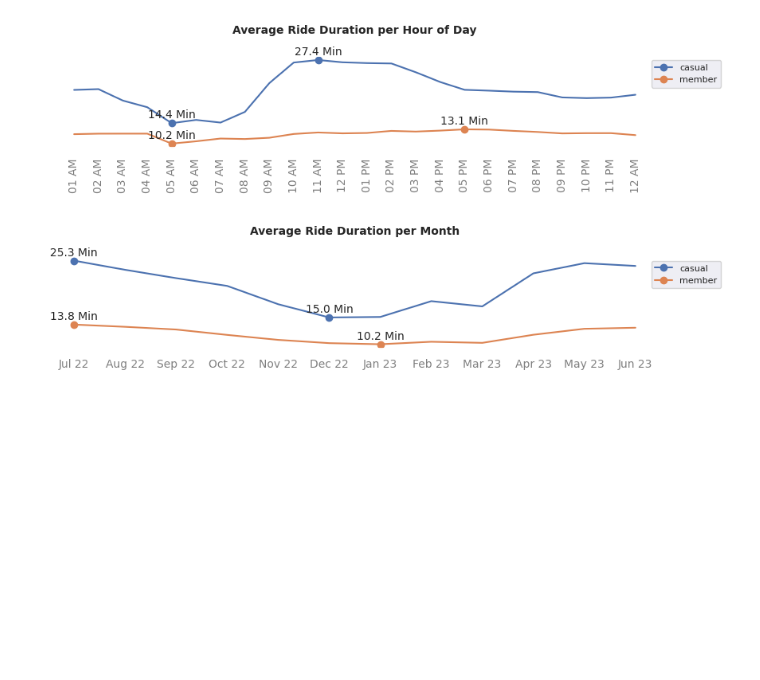
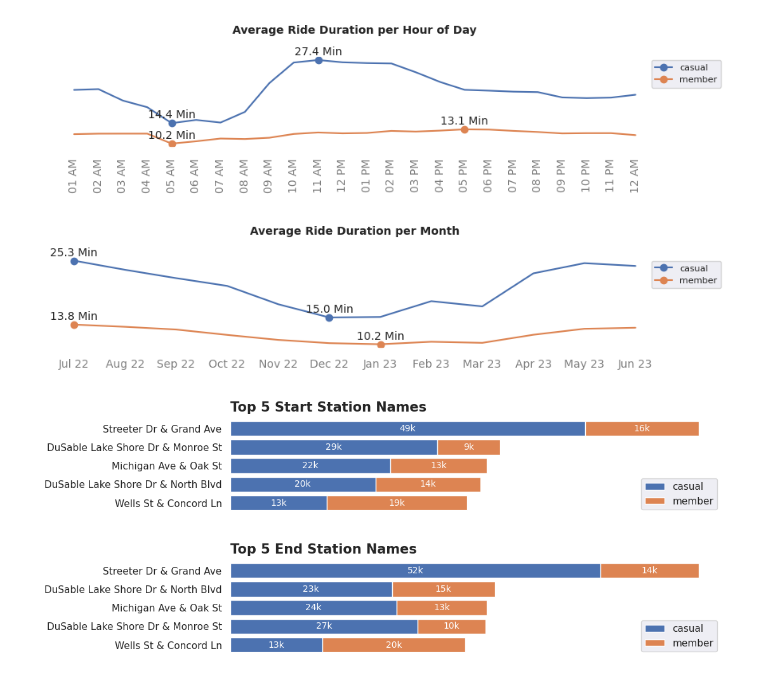
Before and after one commit to hanghuynh09/Bike-Share-Analysis, a Jupyter notebook: cyclist_bike_share_analysis.ipynb, the cells around one changed output. Drawn from its saved outputs; the diff is of its cells as text; code cells hidden in the pictures; blank space fills up the shorter version.

Commit message:
add new horizontal bars indicating station names analysis

```diff
--- a/cyclist_bike_share_analysis.ipynb
+++ b/cyclist_bike_share_analysis.ipynb
@@ -439,3 +458,54 @@ line_plot(df, 'month')
 [figure]
 [figure]
 [figure]
+# %%
+from matplotlib.ticker import FuncFormatter
+def hor_bar(df, column_f):
+    df_g = df.groupby([column_f,'member_casual']).size().unstack(fill_value=0).reset_index()
+    df_g['total'] = df_g['casual'] + df_g['member']
+    df_g_s = df_g.sort_values(by='total', ascending = True).tail(5)
+    x1 = df_g_s['casual']
+    x2 = df_g_s['member']
+    y = df_g_s[column_f]
+    plt.figure(figsize=(10,2))
+    bar1 = plt.barh(y, x1, label='casual')
+    bar2 = plt.barh(y, x2,left=x1, label = 'member')
+
+    # Set title to graphs
+    if column_f == 'start_station_name':
+        plt.title('Top 5 Start Station Names',fontweight='bold', fontsize = 15, loc='left')
+    elif column_f == 'end_station_name':
+        plt.title('Top 5 End Station Names',fontweight='bold', fontsize = 15, loc='left')
+    else:
+        print("Invalid column name!")
+        return
+
+
+    # Formatting xticks label to 00k
+    def format_func(value, tick_number):
+        if value >= 1000:
+            value = int(value) / 1000
+            return f'{value:.0f}k'
+        else:
+            return int(value)
+
+    def autolabels(bars, offset):
+        for bar in bars:
+            width = bar.get_width()
+            plt.text(bar.get_x() + width / 2, bar.get_y() + bar.get_height() / 2,
+                     format_func(width, 0),
+                     ha='center', va='center', color='white', fontsize=10)
+
+    autolabels(bar1, 1500)
+    autolabels(bar2, 1500)
+
+    plt.legend(loc='lower right')
+    plt.gca().set_facecolor('white')
+    plt.gca().get_xaxis().set_visible(False)
+    plt.gca().xaxis.set_major_formatter(FuncFormatter(format_func))
+
+hor_bar(df,'start_station_name')
+hor_bar(df,'end_station_name')
+# %% [output]
+[figure, added]
+[figure, added]
```
Also changed, not shown: parts of 16 cells of this notebook.
